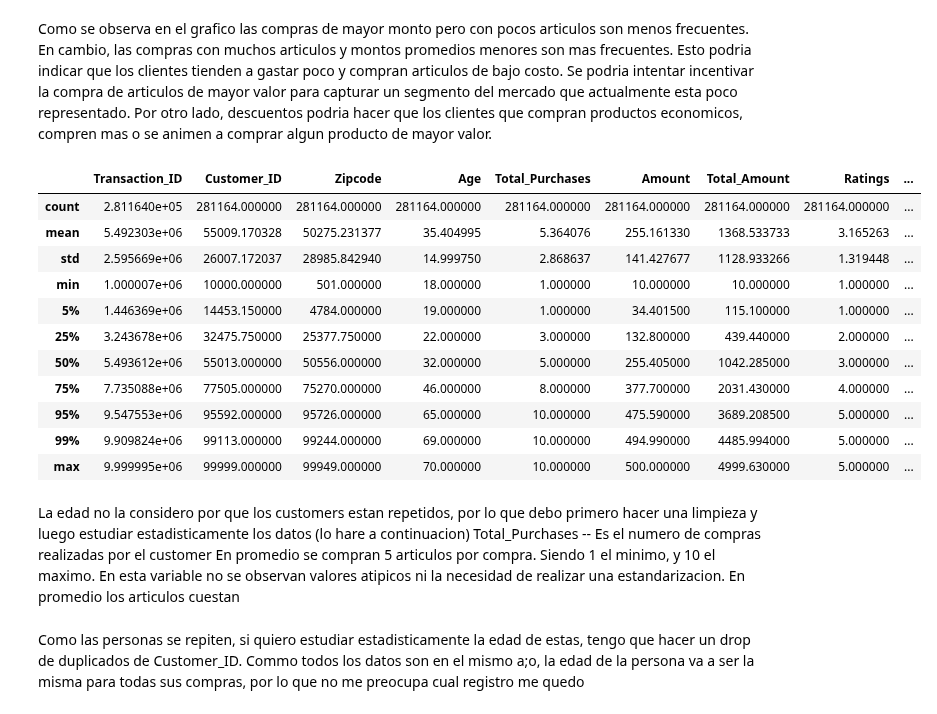
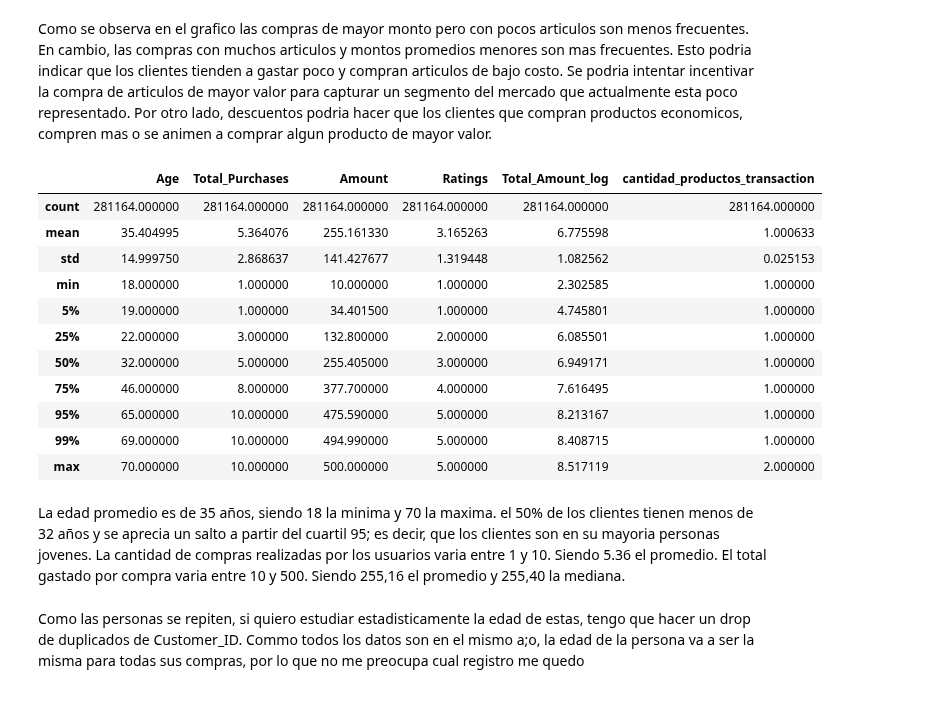
Before and after one commit to marianaolazabal/marianaolazabal-Clasificacion_Compradores_Retails, a Jupyter notebook: src/retails.ipynb, the cells around one changed output. Drawn from its saved outputs; the diff is of its cells as text; code cells hidden in the pictures.

Commit message:
Estudio de la variable Amount

```diff
--- a/src/retails.ipynb
+++ b/src/retails.ipynb
@@ -833 +845,6 @@ df_Retail_copy_unique['Ratings'] = df_Retail_copy_unique['Ratings'].astype(int)
+# %%
+df_Retail_norm['Ratings'] = df_Retail_norm['Ratings'].astype(int)
+df_Retail_norm['Transaction_ID'] = df_Retail_norm['Transaction_ID'].astype('category')
+df_Retail_norm['Customer_ID'] = df_Retail_norm['Customer_ID'].astype('category')
+df_Retail_norm['Zipcode'] = df_Retail_norm['Zipcode'].astype('category')
 # %%
@@ -860,10 +877,10 @@ df_Retail_copy_unique.head(3)
 | 2 | 6679610.0 | 30192.0 | 4133 Young Canyon | Geelong | New South Wales | 75929.0 | Australia | 48 | Male | Low | ... |
 | 3 | 7232460.0 | 62101.0 | 8148 Thomas Creek Suite 100 | Edmonton | Ontario | 88420.0 | Canada | 56 | Male | High | ... |
 # %%
-transacciones = df_Retail_copy_unique.groupby('Transaction_ID').size().reset_index(name='cantidad_productos_transaction')
-df_Retail_copy_unique = df_Retail_copy_unique.merge(transacciones, on='Transaction_ID', how='left')
+transacciones = df_Retail_norm.groupby('Transaction_ID').size().reset_index(name='cantidad_productos_transaction')
+df_Retail_norm = df_Retail_norm.merge(transacciones, on='Transaction_ID', how='left')
 
-df_Retail_copy_unique.head(3)
+df_Retail_norm.head(3)
 # %% [output]
 |  | Transaction_ID | Customer_ID | Address | City | State | Zipcode | Country | Age | Gender | Income | ... |
 | 0 | 2174773.0 | 69749.0 | 82072 Dawn Centers | Nottingham | England | 99071.0 | United Kingdom | 19 | Female | Low | ... |
@@ -920,24 +939,23 @@ plt.show()
 # %% [markdown]
 Como se observa en el grafico las compras de mayor monto pero con pocos articulos son menos frecuentes. En cambio, las compras con muchos articulos y montos promedios menores son mas frecuentes. Esto podria indicar que los clientes tienden a gastar poco y compran articulos de bajo costo. Se podria intentar incentivar la compra de articulos de mayor valor para capturar un segmento del mercado que actualmente esta poco representado. Por otro lado, descuentos podria hacer que los clientes que compran productos economicos, compren mas o se animen a comprar algun producto de mayor valor.
 # %%
-df_Retail_copy_unique.describe(percentiles=[.05,.5,.25,.75,.95,.99])
+df_Retail_norm.describe(percentiles=[.05,.5,.25,.75,.95,.99])
 # %% [output]
-|  | Transaction_ID | Customer_ID | Zipcode | Age | Total_Purchases | Amount | Total_Amount | Ratings | ... |
-| count | 2.811640e+05 | 281164.000000 | 281164.000000 | 281164.000000 | 281164.000000 | 281164.000000 | 281164.000000 | 281164.000000 | ... |
-| mean | 5.492303e+06 | 55009.170328 | 50275.231377 | 35.404995 | 5.364076 | 255.161330 | 1368.533733 | 3.165263 | ... |
-| std | 2.595669e+06 | 26007.172037 | 28985.842940 | 14.999750 | 2.868637 | 141.427677 | 1128.933266 | 1.319448 | ... |
-| min | 1.000007e+06 | 10000.000000 | 501.000000 | 18.000000 | 1.000000 | 10.000000 | 10.000000 | 1.000000 | ... |
-| 5% | 1.446369e+06 | 14453.150000 | 4784.000000 | 19.000000 | 1.000000 | 34.401500 | 115.100000 | 1.000000 | ... |
-| 25% | 3.243678e+06 | 32475.750000 | 25377.750000 | 22.000000 | 3.000000 | 132.800000 | 439.440000 | 2.000000 | ... |
-| 50% | 5.493612e+06 | 55013.000000 | 50556.000000 | 32.000000 | 5.000000 | 255.405000 | 1042.285000 | 3.000000 | ... |
-| 75% | 7.735088e+06 | 77505.000000 | 75270.000000 | 46.000000 | 8.000000 | 377.700000 | 2031.430000 | 4.000000 | ... |
-| 95% | 9.547553e+06 | 95592.000000 | 95726.000000 | 65.000000 | 10.000000 | 475.590000 | 3689.208500 | 5.000000 | ... |
-| 99% | 9.909824e+06 | 99113.000000 | 99244.000000 | 69.000000 | 10.000000 | 494.990000 | 4485.994000 | 5.000000 | ... |
-| max | 9.999995e+06 | 99999.000000 | 99949.000000 | 70.000000 | 10.000000 | 500.000000 | 4999.630000 | 5.000000 | ... |
+|  | Age | Total_Purchases | Amount | Ratings | Total_Amount_log | cantidad_productos_transaction |
+| count | 281164.000000 | 281164.000000 | 281164.000000 | 281164.000000 | 281164.000000 | 281164.000000 |
+| mean | 35.404995 | 5.364076 | 255.161330 | 3.165263 | 6.775598 | 1.000633 |
+| std | 14.999750 | 2.868637 | 141.427677 | 1.319448 | 1.082562 | 0.025153 |
+| min | 18.000000 | 1.000000 | 10.000000 | 1.000000 | 2.302585 | 1.000000 |
+| 5% | 19.000000 | 1.000000 | 34.401500 | 1.000000 | 4.745801 | 1.000000 |
+| 25% | 22.000000 | 3.000000 | 132.800000 | 2.000000 | 6.085501 | 1.000000 |
+| 50% | 32.000000 | 5.000000 | 255.405000 | 3.000000 | 6.949171 | 1.000000 |
+| 75% | 46.000000 | 8.000000 | 377.700000 | 4.000000 | 7.616495 | 1.000000 |
+| 95% | 65.000000 | 10.000000 | 475.590000 | 5.000000 | 8.213167 | 1.000000 |
+| 99% | 69.000000 | 10.000000 | 494.990000 | 5.000000 | 8.408715 | 1.000000 |
+| max | 70.000000 | 10.000000 | 500.000000 | 5.000000 | 8.517119 | 2.000000 |
-# %% [markdown]
-La edad no la considero por que los customers estan repetidos, por lo que debo primero hacer una limpieza y luego estudiar estadisticamente los datos (lo hare a continuacion)
-Total_Purchases -- Es el numero de compras realizadas por el customer
-En promedio se compran 5 articulos por compra. Siendo 1 el minimo, y 10 el maximo. En esta variable no se observan valores atipicos ni la necesidad de realizar una estandarizacion.
-En promedio los articulos cuestan
+# %% [markdown]
+La edad promedio es de 35 años, siendo 18 la minima y 70 la maxima. el 50% de los clientes tienen menos de 32 años y se aprecia un salto a partir del cuartil 95; es decir, que los clientes son en su mayoria personas jovenes.
+La cantidad de compras realizadas por los usuarios varia entre 1 y 10. Siendo 5.36 el promedio.
+El total gastado por compra varia entre 10 y 500. Siendo 255,16 el promedio y 255,40 la mediana.
 # %% [markdown]
 Como las personas se repiten, si quiero estudiar estadisticamente la edad de estas, tengo que hacer un drop de duplicados de Customer_ID. Commo todos los datos son en el mismo a;o, la edad de la persona va a ser la misma para todas sus compras, por lo que no me preocupa cual registro me quedo
```
Also changed, not shown: parts of 33 cells of this notebook.
